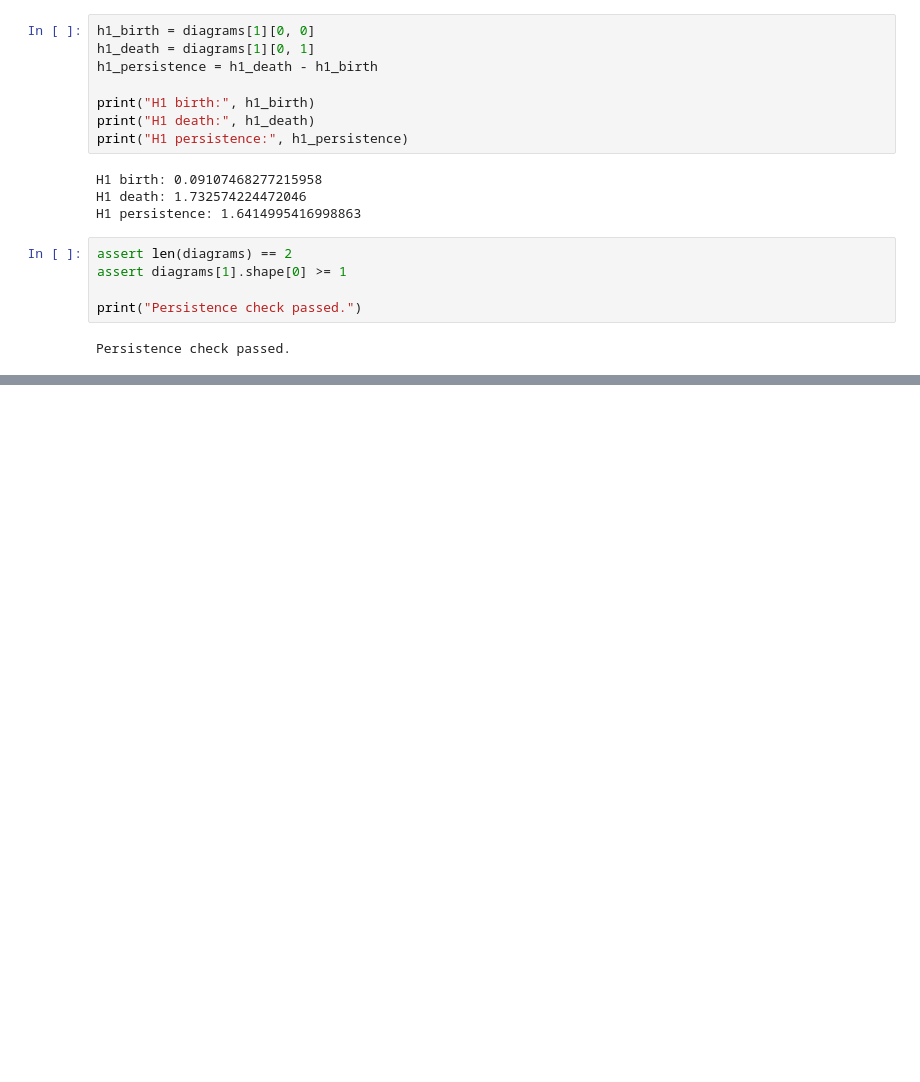
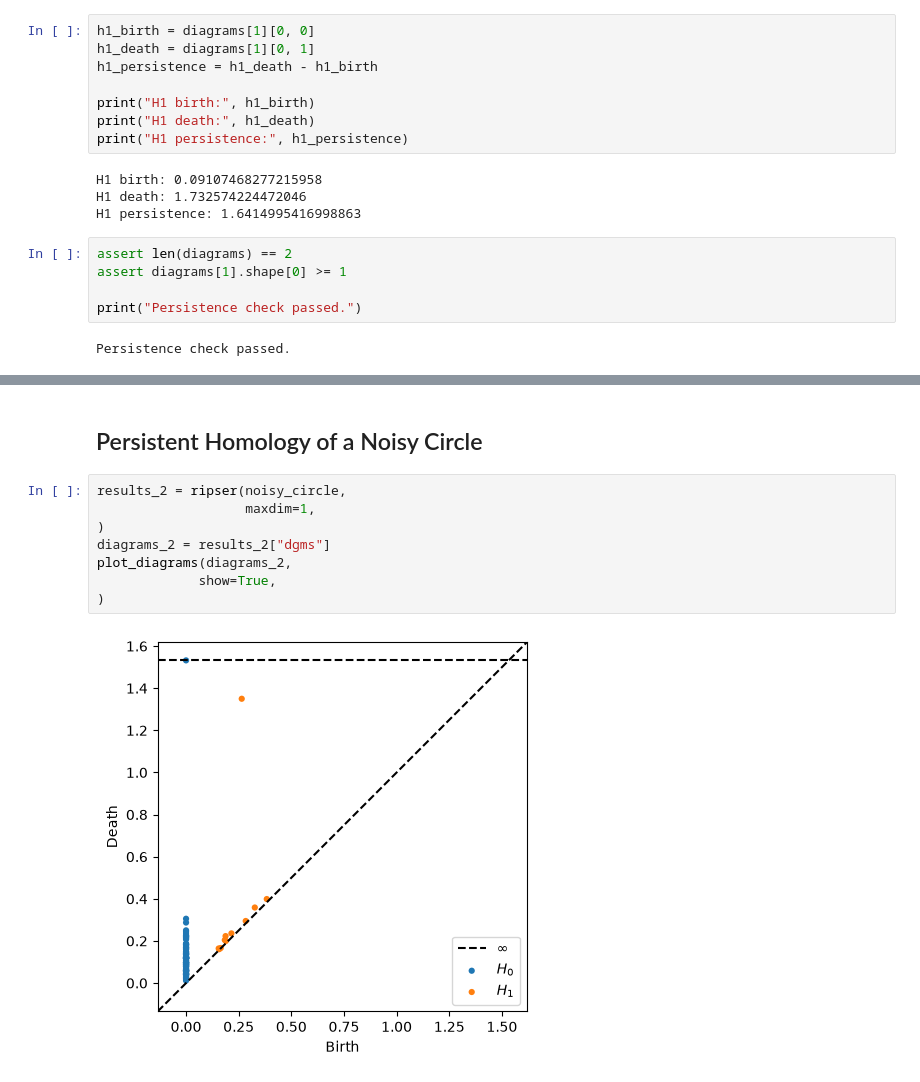
Before and after one commit to Matteo-Meyer/tda-time-series-classification, a Jupyter notebook: notebooks/01_synthetic_tda.ipynb, the cells around one changed output, grey strips where cells are left out. Saved outputs shown, nothing was run; the diff lists cells and outputs as text; blank space fills up the shorter version.

```diff
--- a/notebooks/01_synthetic_tda.ipynb
+++ b/notebooks/01_synthetic_tda.ipynb
@@ -142,0 +171,12 @@ Persistence check passed.
+# %% [markdown]
+## Persistent Homology of a Noisy Circle
+# %%
+results_2 = ripser(noisy_circle,
+                   maxdim=1,
+)
+diagrams_2 = results_2["dgms"]
+plot_diagrams(diagrams_2,
+             show=True,
+)
+# %% [output]
+[figure, added]
```
Also changed, not shown: parts of 25 cells of this notebook, 1 other file.
